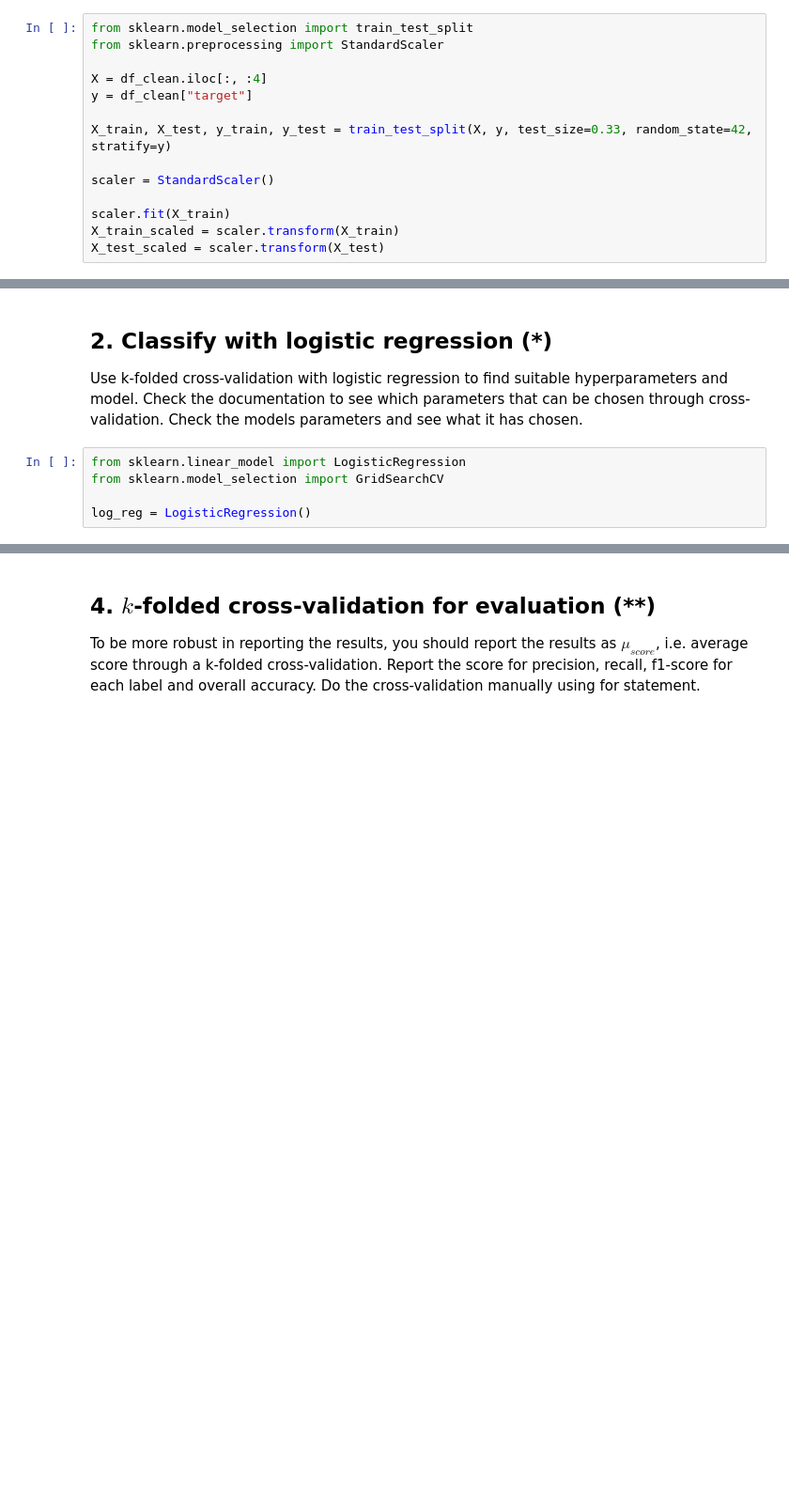
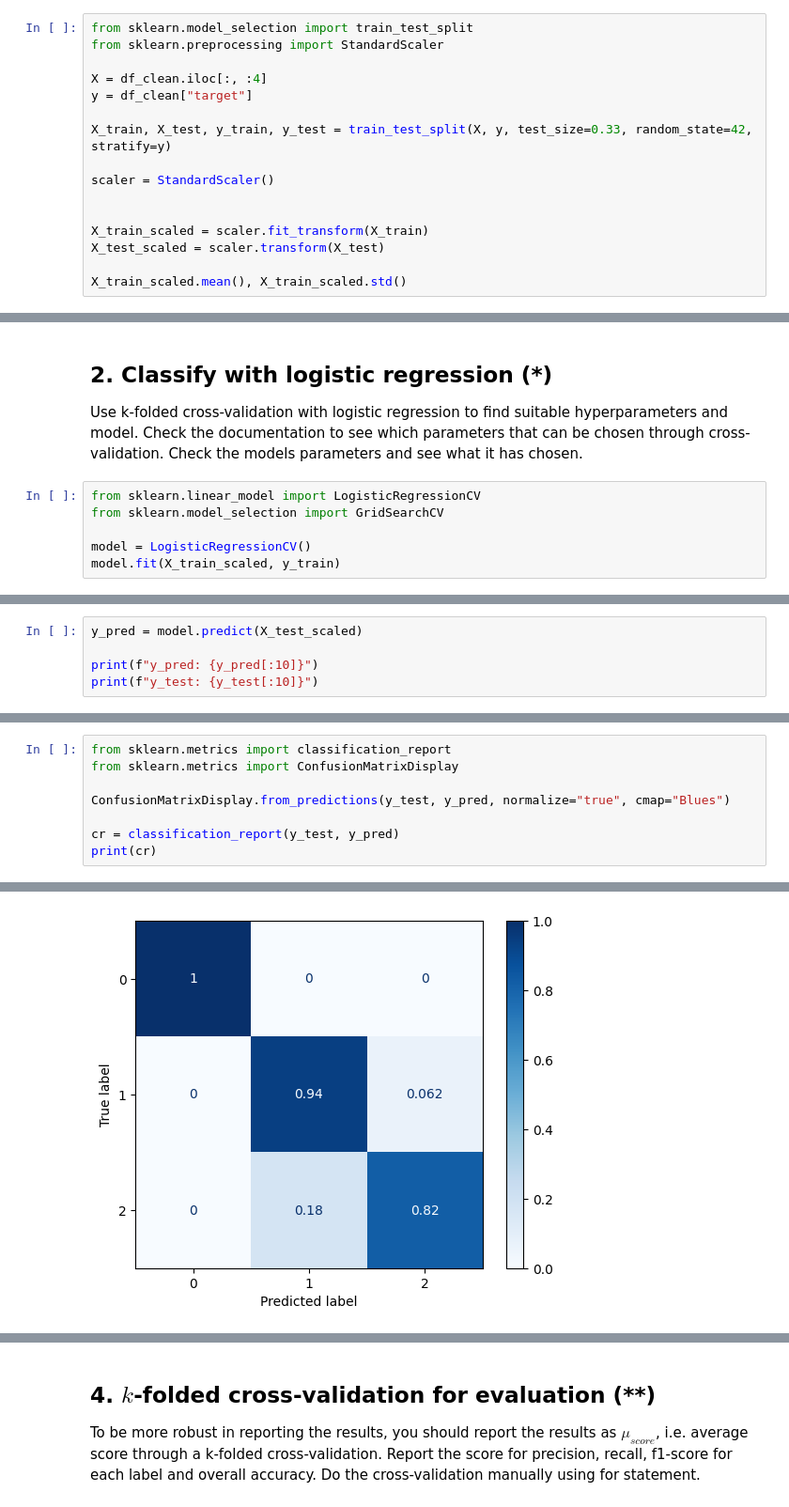
Before and after one commit to Adamhedlund/Machine-Learning-Adam-Hedlund, a Jupyter notebook: Exercises/E03_Classification.ipynb, the cells around one changed output, grey strips where cells are left out. Shown at 94% size. Cells and saved outputs as stored; diff of their text form; blank space fills up the shorter version.

Commit message:
Changed scaler syntax

```diff
--- a/Exercises/E03_Classification.ipynb
+++ b/Exercises/E03_Classification.ipynb
@@ -238,6 +238,8 @@ X_train, X_test, y_train, y_test = train_test_split(X, y, test_size=0.33, random
 
 scaler = StandardScaler()
 
-scaler.fit(X_train)
-X_train_scaled = scaler.transform(X_train)
+
+X_train_scaled = scaler.fit_transform(X_train)
 X_test_scaled = scaler.transform(X_test)
+
+X_train_scaled.mean(), X_train_scaled.std()
@@ -246,7 +250,8 @@ X_test_scaled = scaler.transform(X_test)
 
 Use k-folded cross-validation with logistic regression to find suitable hyperparameters and model. Check the documentation to see which parameters that can be chosen through cross-validation. Check the models parameters and see what it has chosen.
 # %%
-from sklearn.linear_model import LogisticRegression
+from sklearn.linear_model import LogisticRegressionCV
 from sklearn.model_selection import GridSearchCV
 
-log_reg = LogisticRegression()
+model = LogisticRegressionCV()
+model.fit(X_train_scaled, y_train)
@@ -301,0 +315,5 @@ value counts:
+# %%
+y_pred = model.predict(X_test_scaled)
+
+print(f"y_pred: {y_pred[:10]}")
+print(f"y_test: {y_test[:10]}")
@@ -301,0 +347,9 @@ value counts:
+# %%
+from sklearn.metrics import classification_report
+from sklearn.metrics import ConfusionMatrixDisplay
+
+ConfusionMatrixDisplay.from_predictions(y_test, y_pred, normalize="true", cmap="Blues")
+
+cr = classification_report(y_test, y_pred)
+print(cr)
+# %% [output]
@@ -302 +365,2 @@ value counts:
+[figure, added]
 # %% [markdown]
```
Also changed, not shown: parts of 9 cells of this notebook.
